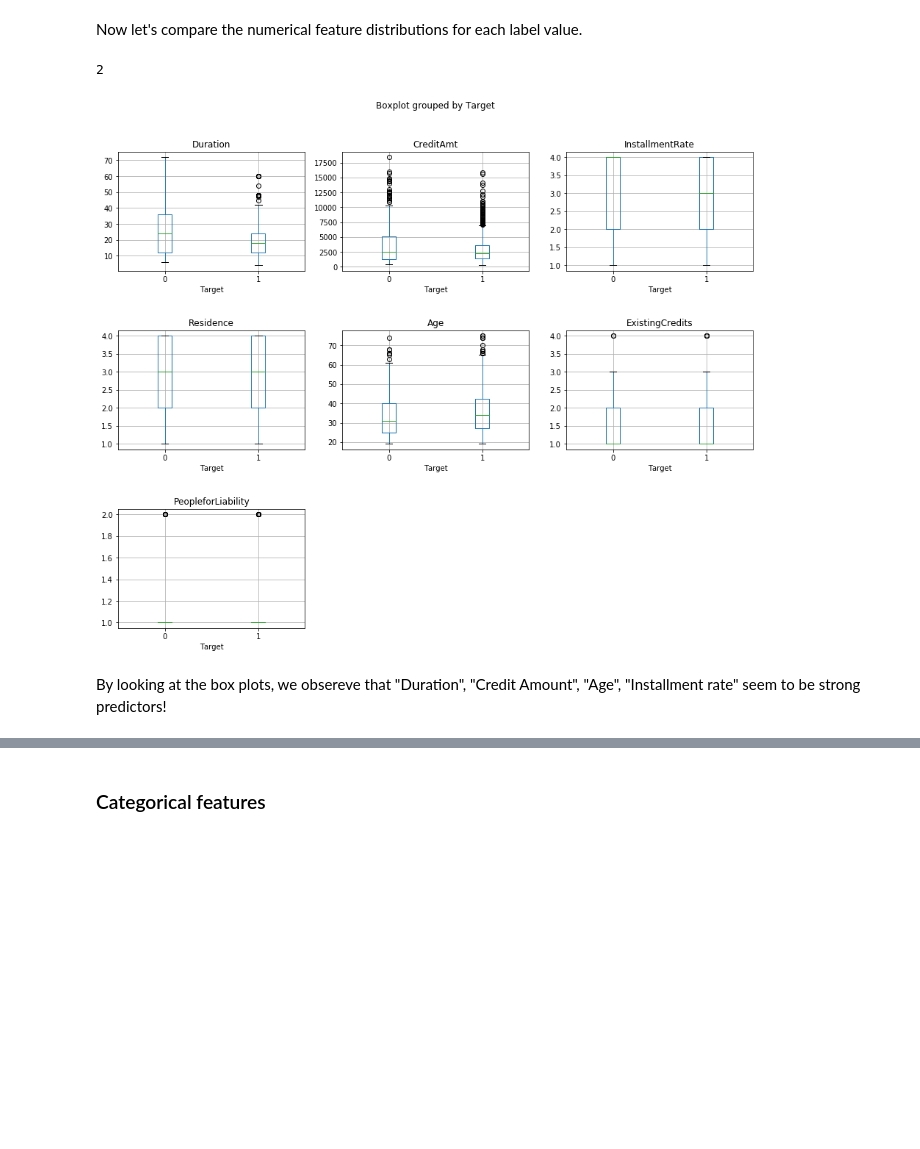
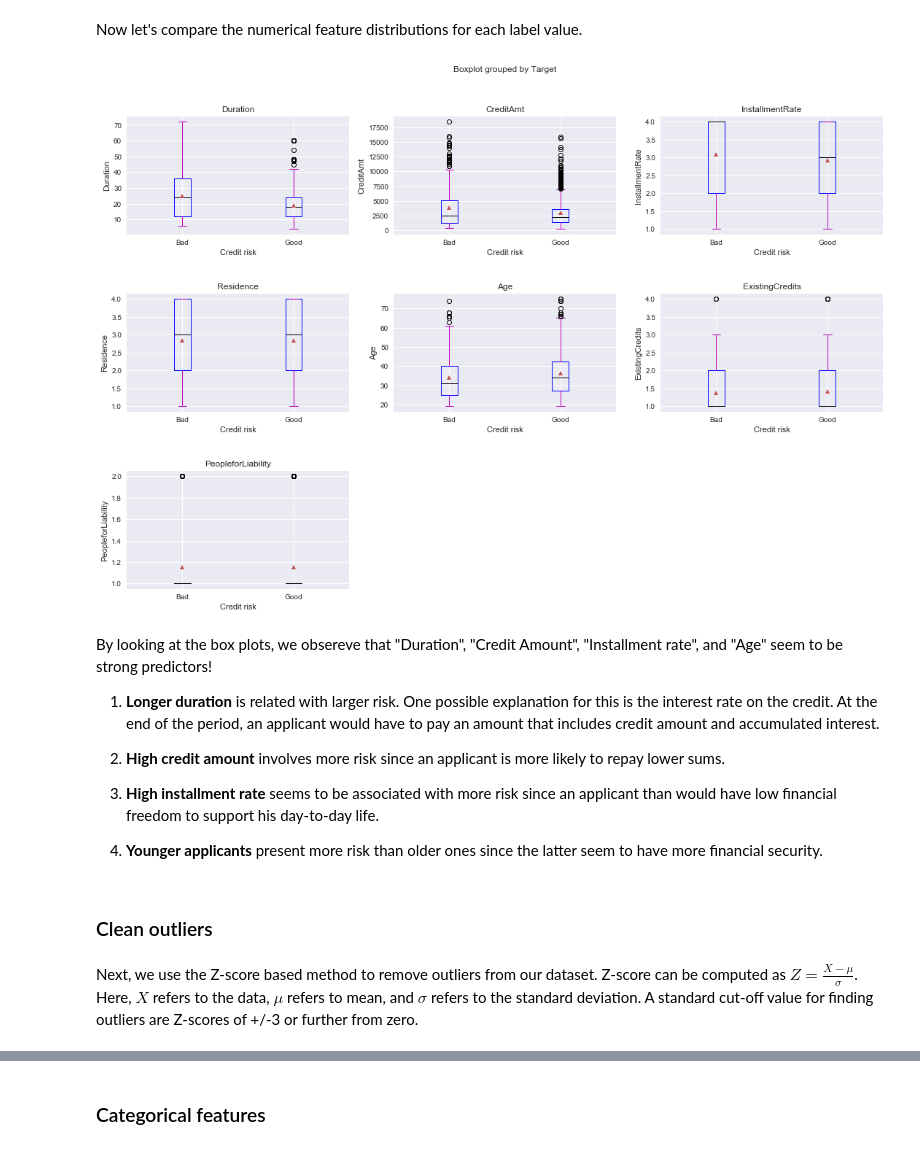
Before and after one commit to salilrsharma/My-Data-Science-Portfolio, a Jupyter notebook: German_credit_data.ipynb, the cells around one changed output, grey strips where cells are left out. Drawn from its saved outputs; the diff is of its cells as text; code cells hidden in the pictures; blank space fills up the shorter version.

```diff
--- a/German_credit_data.ipynb
+++ b/German_credit_data.ipynb
@@ -186,8 +237,10 @@ df['Target'].value_counts()
 Name: Target, dtype: int64
 # %%
 import matplotlib.pyplot as plt
-df['Target'].value_counts().plot(kind='bar', color='purple')
-plt.xlabel('Target')
-plt.ylabel('Number of instances')
-plt.title('Class distribution')
+plt.style.use("seaborn")
+ax = df['Target'].value_counts().plot(kind='bar', color='purple')
+ax.set_xlabel('Target')
+ax.set_ylabel('Number of instances')
+ax.set_xticklabels(['Good', 'Bad'])
+plt.title('Class distribution');
 # %% [output]
@@ -233,30 +285,41 @@ Total number of features or attributes: 20
 ### Numerical features
 # %% [markdown]
 Now let's compare the numerical feature distributions for each label value.
-# %%
-import numpy as np
-int(np.ceil(4/3))
-# %% [output]
-2
 # %%
 from matplotlib import pyplot as plt
 import numpy as np
 %matplotlib inline
-figure, axes = plt.subplots(3, 3, figsize=(15,12))
-plt.subplots_adjust(hspace = 0.5, wspace=0.5)
+figure, axes = plt.subplots(3, 3, figsize=(18,12))
+plt.subplots_adjust(hspace = 0.5, wspace=0.10)
 figure.delaxes(axes[-1, -1])
 figure.delaxes(axes[-1, -2])
 i=0
 
 for col in numeric_features:
     a = int(np.floor(i/3))
     b = i%3
-#     print(a,b)
-    df.boxplot(column=col, by='Target', ax=axes[a][b])
+    ax = df.boxplot(column=col, by='Target', ax=axes[a][b],
+              color=dict(boxes='blue', whiskers='m', medians='k', caps='m'),
+             showfliers=True, grid=True, rot=0, showmeans = True)
+    ax.set_xlabel("Credit risk")
+    ax.set_ylabel(col)
+    ax.set_xticklabels(['Bad', 'Good'])
     i=i+1
     plt.title(col)
 plt.show()
 # %% [output]
-[figure, old version]
+[figure, new version]
-# %% [markdown]
-By looking at the box plots, we obsereve that "Duration", "Credit Amount", "Age", "Installment rate" seem to be strong predictors!
+# %% [markdown]
+By looking at the box plots, we obsereve that "Duration", "Credit Amount", "Installment rate", and "Age" seem to be strong predictors!
+
+1. **Longer duration** is related with larger risk. One possible explanation for this is the interest rate on the credit. At the end of the period, an applicant would have to pay an amount that includes credit amount and accumulated interest.
+
+2. **High credit amount** involves more risk since an applicant is more likely to repay lower sums.
+
+3. **High installment rate** seems to be associated with more risk since an applicant than would have low financial freedom to support his day-to-day life.
+
+4. **Younger applicants** present more risk than older ones since the latter seem to have more financial security.
+# %% [markdown]
+### Clean outliers
+# %% [markdown]
+Next, we use the Z-score based method to remove outliers from our dataset. Z-score can be computed as $Z = \frac{X- \mu}{\sigma}$. Here, $X$ refers to the data, $\mu$ refers to mean, and $\sigma$ refers to the standard deviation. A standard cut-off value for finding outliers are Z-scores of +/-3 or further from zero.
```
Also changed, not shown: parts of 51 cells of this notebook.
